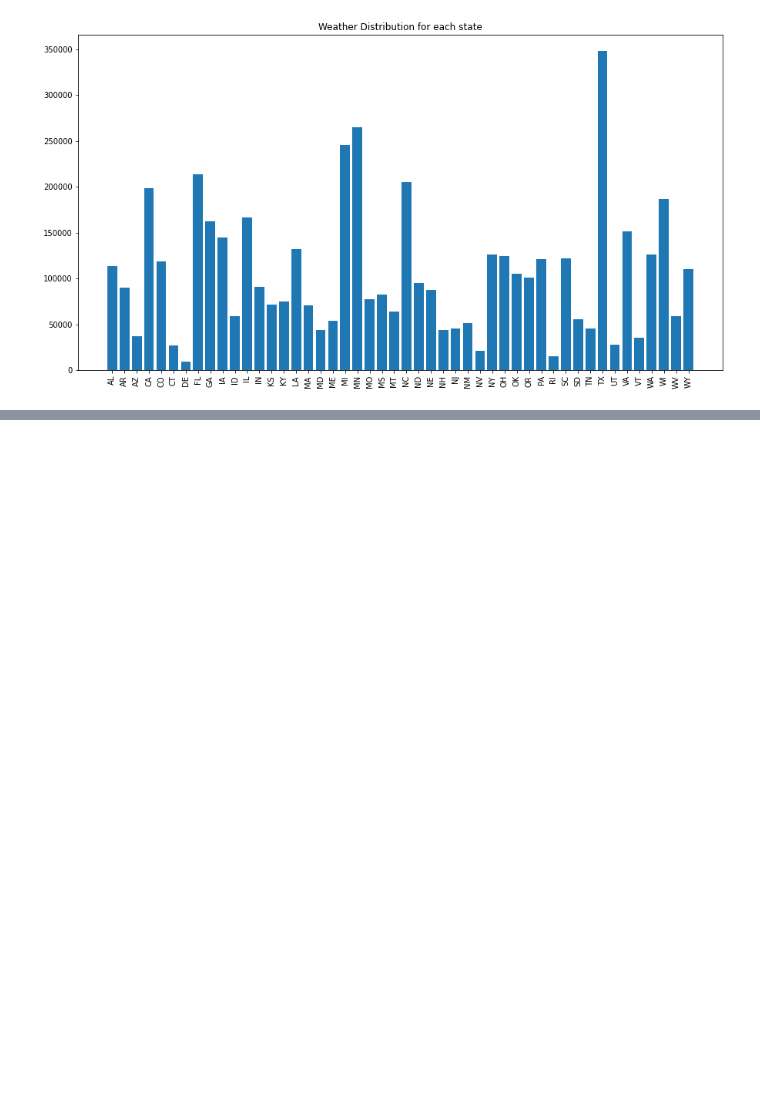
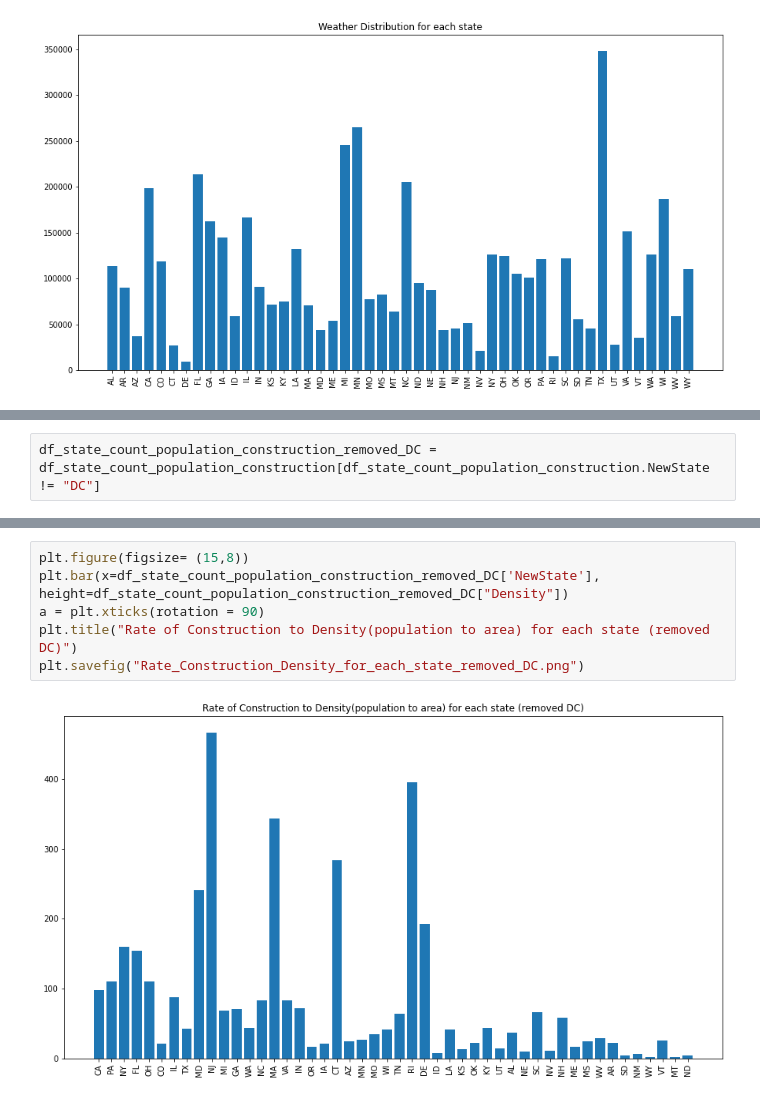
Before and after one commit to 7Amin/RoadConstructionPrediction, a Jupyter notebook: application/dataAnalysis/State-wise Construction Distribution.ipynb, the cells around one changed output, grey strips where cells are left out. Drawn from its saved outputs; the diff is of its cells as text; blank space fills up the shorter version.

```diff
--- a/application/dataAnalysis/State-wise Construction Distribution.ipynb
+++ b/application/dataAnalysis/State-wise Construction Distribution.ipynb
@@ -914,0 +1017,2 @@ df_state_count_sorted_weather.head()
+# %%
+df_state_count_population_construction_removed_DC = df_state_count_population_construction[df_state_count_population_construction.NewState != "DC"]
@@ -914,0 +1029,8 @@ df_state_count_sorted_weather.head()
+# %%
+plt.figure(figsize= (15,8))
+plt.bar(x=df_state_count_population_construction_removed_DC['NewState'], height=df_state_count_population_construction_removed_DC["Density"])
+a = plt.xticks(rotation = 90)
+plt.title("Rate of Construction to Density(population to area) for each state (removed DC)")
+plt.savefig("Rate_Construction_Density_for_each_state_removed_DC.png")
+# %% [output]
+[figure, added]
```
Also changed, not shown: parts of 20 cells of this notebook, 3 other files.
